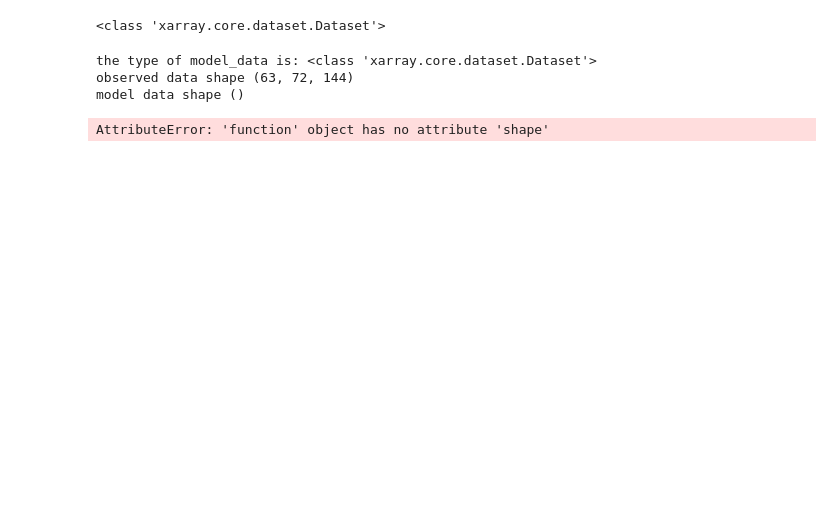
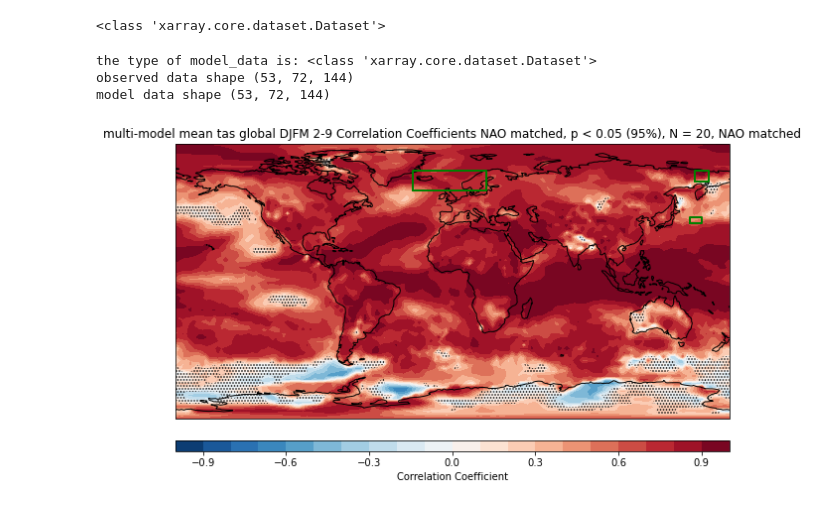
Before and after one commit to benhutchmet/skill-maps-NAO-matching, a Jupyter notebook: NAO_matching.ipynb, the cells around one changed output. Cells and saved outputs as stored; diff of their text form; code cells hidden in the pictures; blank space fills up the shorter version.

```diff
--- a/NAO_matching.ipynb
+++ b/NAO_matching.ipynb
@@ -150,6 +150,9 @@ matched_tas_ensemble_mean = fnc.nao_matching_other_var(rescaled_nao, model_nao,
                                                                 season, forecast_range, start_year,
                                                                     end_year, output_dir, save_dir, lagged=False,
                                                                         no_subset_members=20)
+
+# Set up the no_ensemble_members variable
+no_ensemble_members = 20
 # %% [output]
 The file tas_global_DJFM_2-9_1960-2022_matched_var_ensemble_mean.nc already exists
 Loading the file
@@ -194,19 +211,21 @@ print(type(matched_tas_ensemble_mean))
 # Now we can calculate the spatial correlations
 rfield, pfield, \
     obs_lons_converted, lons_converted, \
-        ensemble_members_count = fnc.calculate_spatial_correlations(obs_tas,
+        _ = fnc.calculate_spatial_correlations(obs_tas,
                                                                             matched_tas_ensemble_mean,
                                                                                 tas_models,
                                                                                     match_var_tas, NAO_matched=True)
 # %% [output]
 the type of model_data is: <class 'xarray.core.dataset.Dataset'>
-observed data shape (63, 72, 144)
-model data shape ()
+observed data shape (53, 72, 144)
+model data shape (53, 72, 144)
-AttributeError: 'function' object has no attribute 'shape'
 # %%
 # Now plot the correlations
 fnc.plot_correlations(tas_models, rfield, pfield, obs_tas,
                         match_var_tas, region, season, forecast_range,
                             output_dir, obs_lons_converted, lons_converted,
                                 azores_grid=dic.azores_grid, iceland_grid=dic.iceland_grid,
-                                    uk_n_box=None, uk_s_box=None, ensemble_members_count=ensemble_members_count)
+                                    uk_n_box=dic.uk_n_box, uk_s_box=dic.uk_s_box,
+                                        ensemble_members_count=no_ensemble_members, NAO_matched=True)
+# %% [output]
+[figure, added]
```
Also changed, not shown: parts of 1 cell of this notebook, 2 other files.
